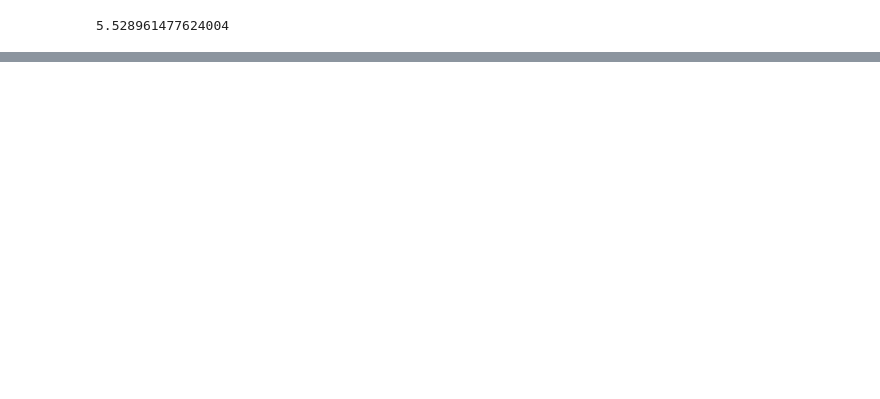
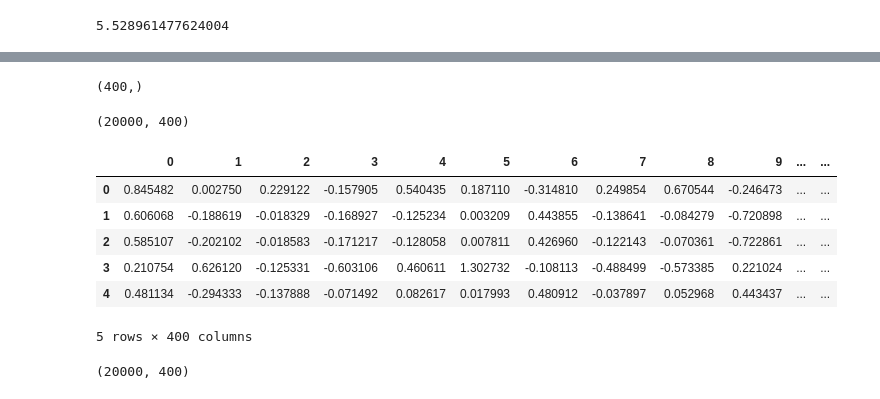
Before and after one commit to goru001/nlp-for-sanskrit, a Jupyter notebook: language-model/Sanskrit_Language_Model.ipynb, the cells around one changed output, grey strips where cells are left out. Saved outputs shown, nothing was run; the diff lists cells and outputs as text; code cells hidden in the pictures; blank space fills up the shorter version.

```diff
--- a/language-model/Sanskrit_Language_Model.ipynb
+++ b/language-model/Sanskrit_Language_Model.ipynb
@@ -189,0 +216,2 @@ np.exp(1.71)
+# %%
+encoder = get_model(learn.model)[0]
@@ -189,0 +222,14 @@ np.exp(1.71)
+# %%
+embeddings = encoder.state_dict()['encoder.weight']
+# %%
+embeddings = np.array(embeddings)
+# %%
+embeddings[0].shape
+# %% [output]
+(400,)
+# %%
+df = pd.DataFrame(embeddings)
+# %%
+df.shape
+# %% [output]
+(20000, 400)
@@ -189,0 +238,14 @@ np.exp(1.71)
+# %%
+df.head()
+# %% [output]
+|  | 0 | 1 | 2 | 3 | 4 | 5 | 6 | 7 | 8 | 9 | ... | ... |
+| 0 | 0.845482 | 0.002750 | 0.229122 | -0.157905 | 0.540435 | 0.187110 | -0.314810 | 0.249854 | 0.670544 | -0.246473 | ... | ... |
+| 1 | 0.606068 | -0.188619 | -0.018329 | -0.168927 | -0.125234 | 0.003209 | 0.443855 | -0.138641 | -0.084279 | -0.720898 | ... | ... |
+| 2 | 0.585107 | -0.202102 | -0.018583 | -0.171217 | -0.128058 | 0.007811 | 0.426960 | -0.122143 | -0.070361 | -0.722861 | ... | ... |
+| 3 | 0.210754 | 0.626120 | -0.125331 | -0.603106 | 0.460611 | 1.302732 | -0.108113 | -0.488499 | -0.573385 | 0.221024 | ... | ... |
+| 4 | 0.481134 | -0.294333 | -0.137888 | -0.071492 | 0.082617 | 0.017993 | 0.480912 | -0.037897 | 0.052968 | 0.443437 | ... | ... |
+5 rows × 400 columns
+# %%
+df.shape
+# %% [output]
+(20000, 400)
```
Also changed, not shown: parts of 26 cells of this notebook, 9 other files.
